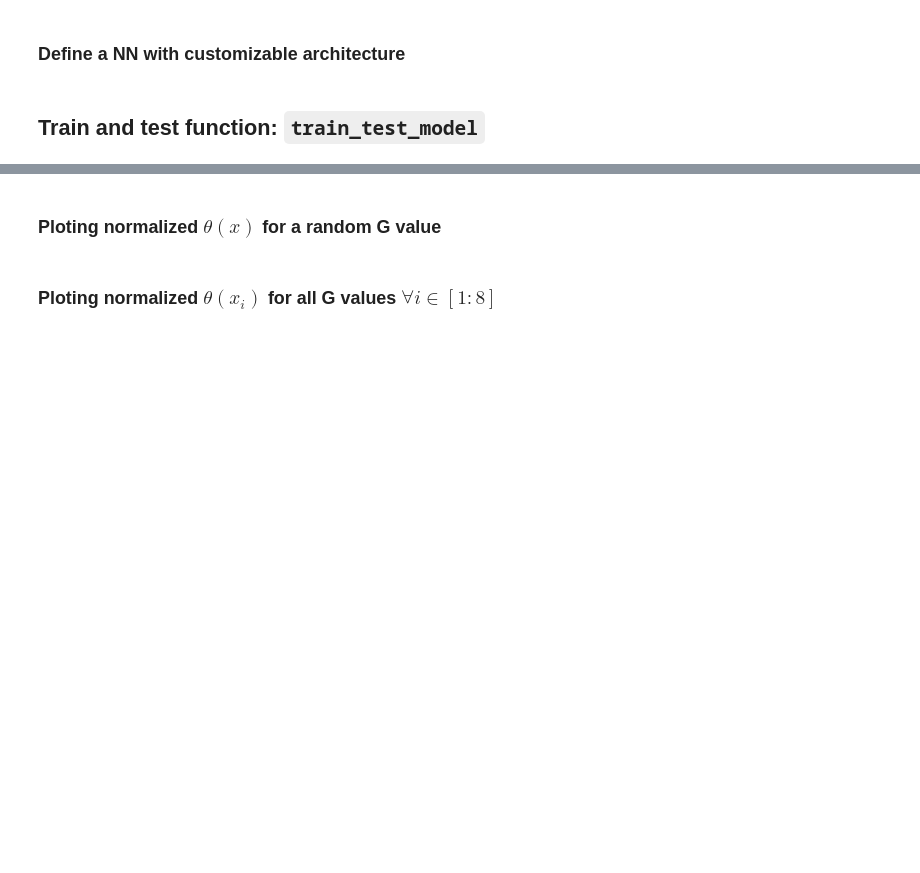
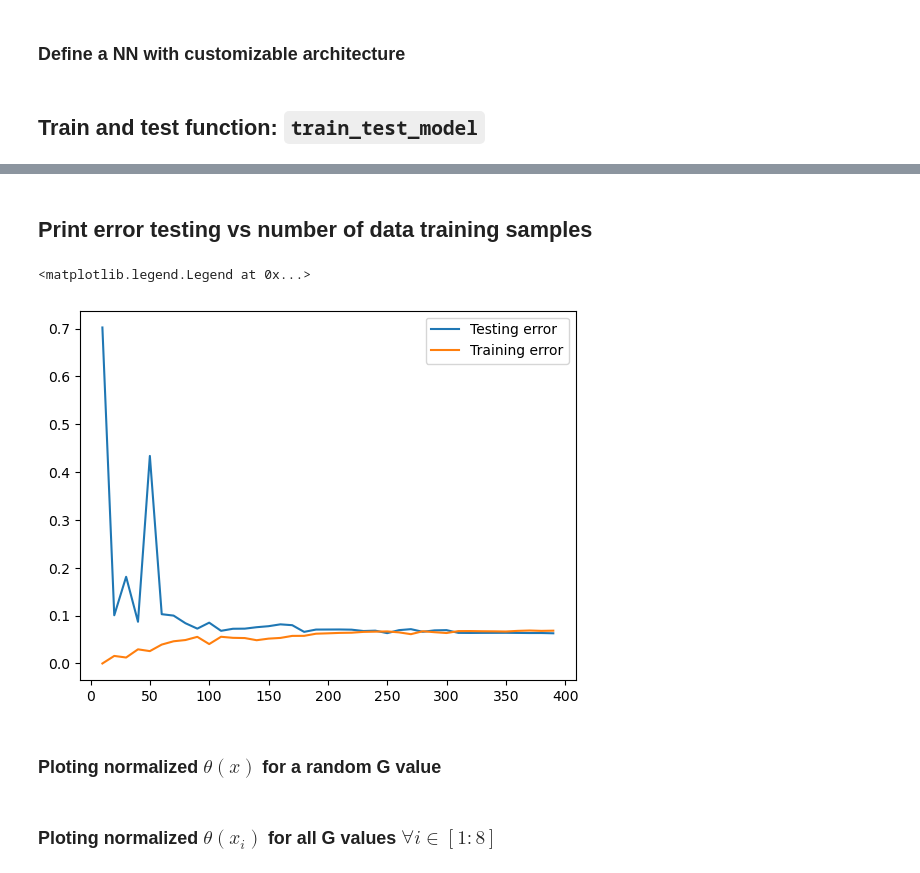
Before and after one commit to mvanzulli/Heat_Transfer_PINN, a Jupyter notebook: playground/Part1.ipynb, the cells around one changed output, grey strips where cells are left out. Drawn from its saved outputs; the diff is of its cells as text; code cells hidden in the pictures; blank space fills up the shorter version.

```diff
--- a/playground/Part1.ipynb
+++ b/playground/Part1.ipynb
@@ -303,3 +333,14 @@ error_list
+# %% [markdown]
+## Print error testing vs number of data training samples
+# %%
+plt.plot(nun_data_training, error_list, label="Testing error")
+# Add a comment
+mean_loss = [ np.mean(loss[row,-11:-1])  for row in range(loss.shape[0])]
+plt.plot(nun_data_training, mean_loss, label="Training error")
+plt.legend(loc = 'best')
+# %% [output]
+<matplotlib.legend.Legend at 0x...>
+[figure, added]
 # %%
 from matplotlib import pyplot
 
```
Also changed, not shown: parts of 5 cells of this notebook.
